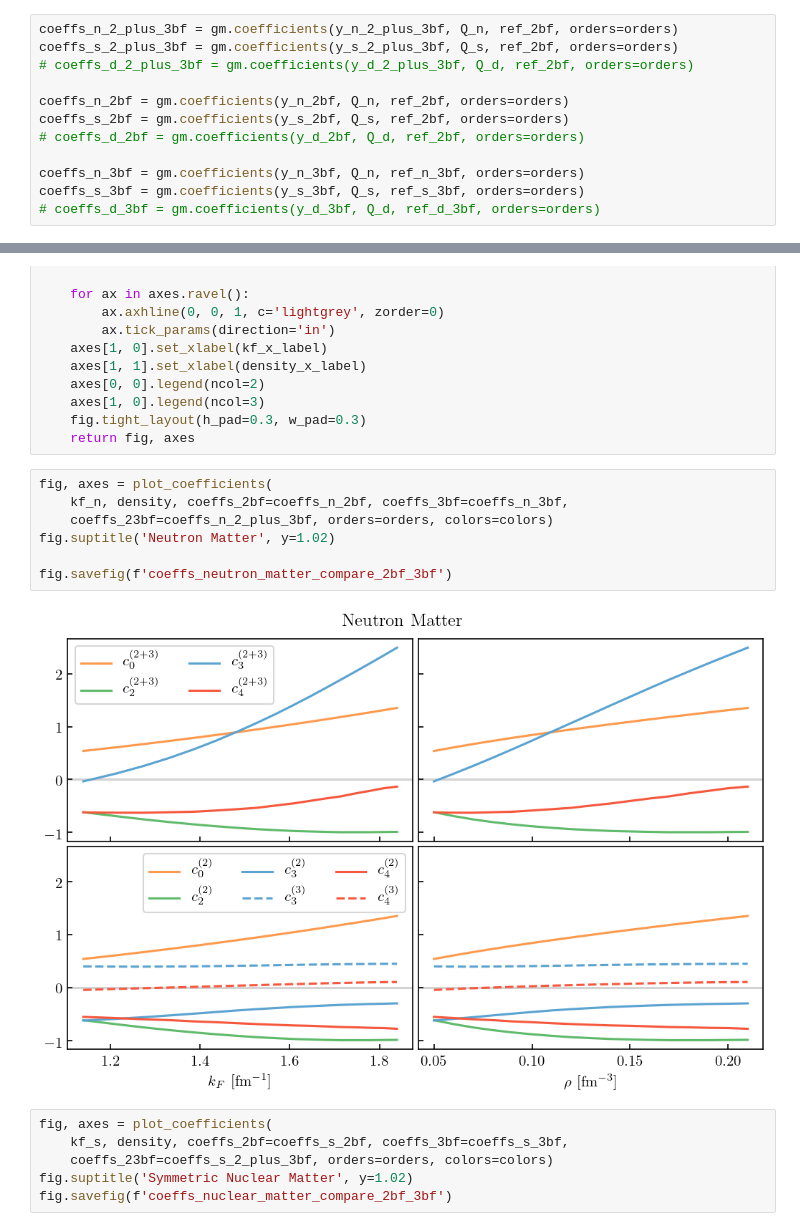
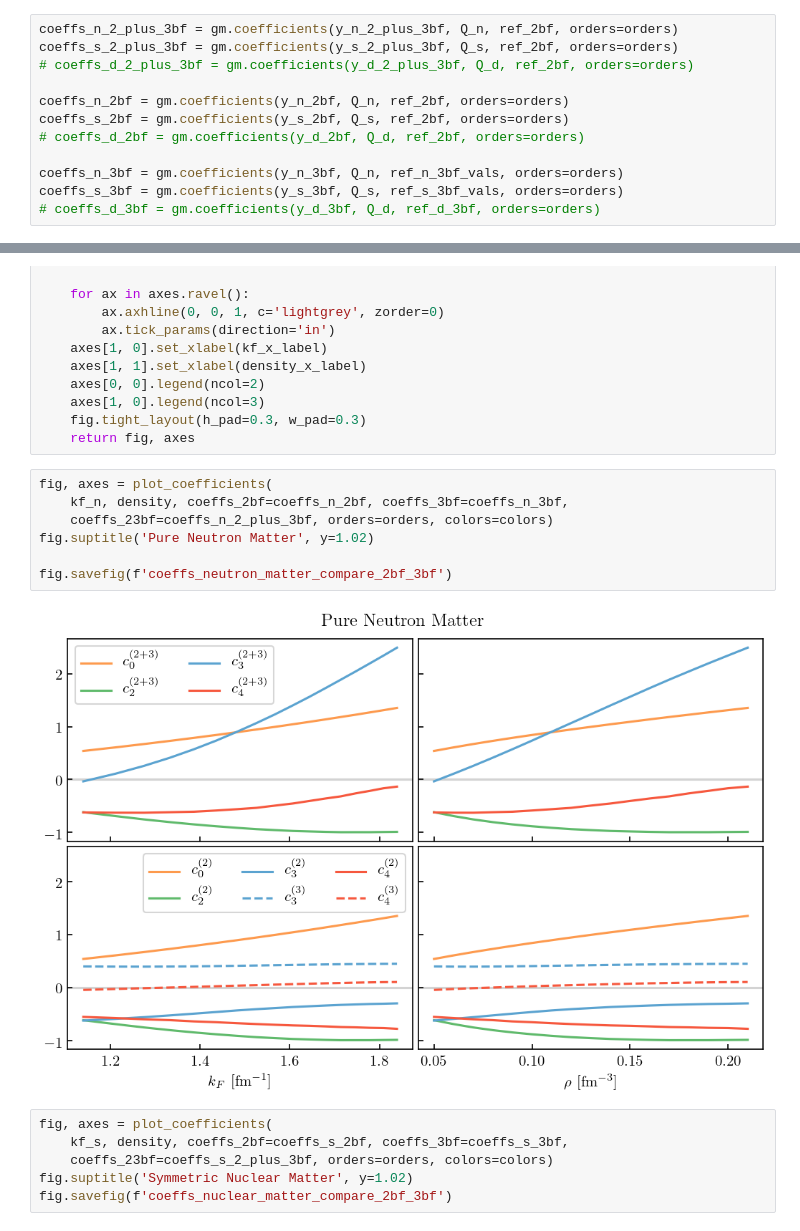
Before and after one commit to buqeye/nuclear-matter-convergence, a Jupyter notebook: analysis/3BF_convergence.ipynb, the cells around one changed output, grey strips where cells are left out. Saved outputs shown, nothing was run; the diff lists cells and outputs as text.

```diff
--- a/analysis/3BF_convergence.ipynb
+++ b/analysis/3BF_convergence.ipynb
@@ -154,8 +286,8 @@ coeffs_n_2bf = gm.coefficients(y_n_2bf, Q_n, ref_2bf, orders=orders)
 coeffs_s_2bf = gm.coefficients(y_s_2bf, Q_s, ref_2bf, orders=orders)
 # coeffs_d_2bf = gm.coefficients(y_d_2bf, Q_d, ref_2bf, orders=orders)
 
-coeffs_n_3bf = gm.coefficients(y_n_3bf, Q_n, ref_n_3bf, orders=orders)
-coeffs_s_3bf = gm.coefficients(y_s_3bf, Q_s, ref_s_3bf, orders=orders)
+coeffs_n_3bf = gm.coefficients(y_n_3bf, Q_n, ref_n_3bf_vals, orders=orders)
+coeffs_s_3bf = gm.coefficients(y_s_3bf, Q_s, ref_s_3bf_vals, orders=orders)
 # coeffs_d_3bf = gm.coefficients(y_d_3bf, Q_d, ref_d_3bf, orders=orders)
 # %%
 cmaps = [plt.get_cmap(name) for name in ['Oranges', 'Greens', 'Blues', 'Reds']]
@@ -204,12 +336,12 @@ def plot_coefficients(kf, d, coeffs_2bf, coeffs_3bf, coeffs_23bf, orders, colors
 # %%
 fig, axes = plot_coefficients(
     kf_n, density, coeffs_2bf=coeffs_n_2bf, coeffs_3bf=coeffs_n_3bf,
     coeffs_23bf=coeffs_n_2_plus_3bf, orders=orders, colors=colors)
-fig.suptitle('Neutron Matter', y=1.02)
+fig.suptitle('Pure Neutron Matter', y=1.02)
 
 fig.savefig(f'coeffs_neutron_matter_compare_2bf_3bf')
 # %% [output]
-[figure, old version]
+[figure, new version]
 # %%
 fig, axes = plot_coefficients(
     kf_s, density, coeffs_2bf=coeffs_s_2bf, coeffs_3bf=coeffs_s_3bf,
```
Also changed, not shown: parts of 16 cells of this notebook.
